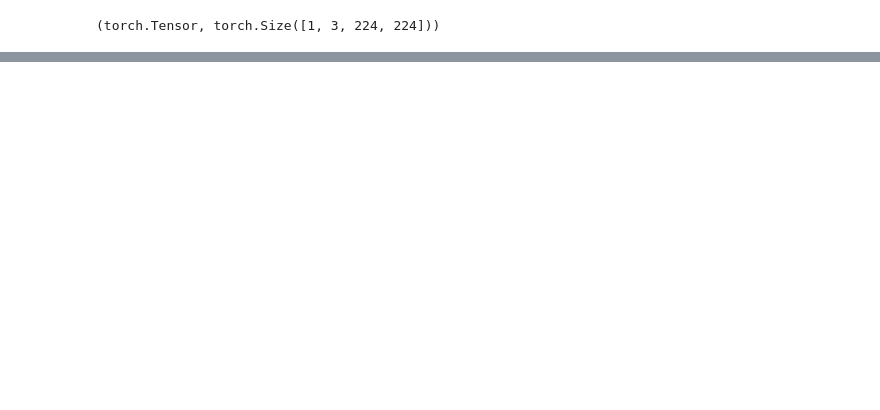
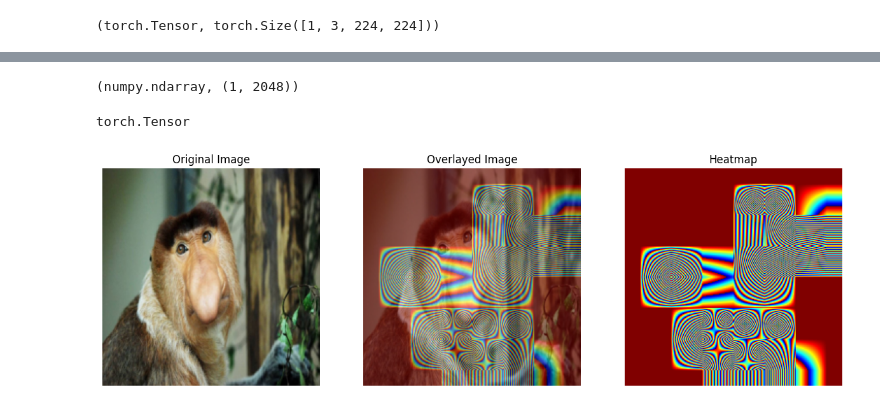
Before and after one commit to jakubpietraszko/grad-cam, a Jupyter notebook: prezentacja2/ablationcam.ipynb, the cells around one changed output, grey strips where cells are left out. Cells and saved outputs as stored; diff of their text form; code cells hidden in the pictures; blank space fills up the shorter version.

Commit message:
ablationcam dziala na oko

```diff
--- a/prezentacja2/ablationcam.ipynb
+++ b/prezentacja2/ablationcam.ipynb
@@ -53,5 +42,7 @@ pred = torch.nn.functional.softmax(pred, dim=1)
 # %%
-c = torch.argmax(pred).item()
-y_c = pred[0, c].item()
+pred = model(img)
+hook.remove()
+c = pred.argmax().item()
+y_c = pred[0, c]
 y_c
 # %% [output]
@@ -233,0 +50,6 @@ KeyboardInterrupt:
+# %%
+ablation = np.zeros(shape[2:])
+
+activations = activations[0]
+weigths = np.zeros(shape[:2])
+weigths.shape
@@ -233,0 +92,40 @@ KeyboardInterrupt:
+# %%
+type(weigths), weigths.shape
+# %% [output]
+(numpy.ndarray, (1, 2048))
+# %%
+type(activations)
+# %% [output]
+torch.Tensor
+# %%
+activations = activations.detach().numpy()
+# %%
+for i, w in enumerate(weigths[0]):
+    ablation += w * activations[0, i, :, :] * 10
+
+ablation = np.maximum(ablation, 0)
+
+heatmap = cv2.resize(ablation, (224, 224))
+heatmap = cv2.applyColorMap(np.uint8(255 * heatmap), cv2.COLORMAP_JET)
+heatmap = np.float32(heatmap) / 255
+# %%
+fig, axs = plt.subplots(1, 3, figsize=(15, 5))
+
+axs[0].imshow(img[0].detach().numpy().transpose(1, 2, 0))
+axs[0].set_title('Original Image')
+axs[0].axis('off')
+
+axs[2].imshow(heatmap)
+axs[2].set_title('Heatmap')
+axs[2].axis('off')
+
+overlayed_img = heatmap * 0.5 + img.detach().numpy().transpose(0, 2, 3, 1)[0] * 0.5
+overlayed_img = overlayed_img / overlayed_img.max()
+
+axs[1].imshow(overlayed_img)
+axs[1].set_title('Overlayed Image')
+axs[1].axis('off')
+
+plt.show()
+# %% [output]
+[figure, added]
```
Also changed, not shown: parts of 16 cells of this notebook, 7 other files.
